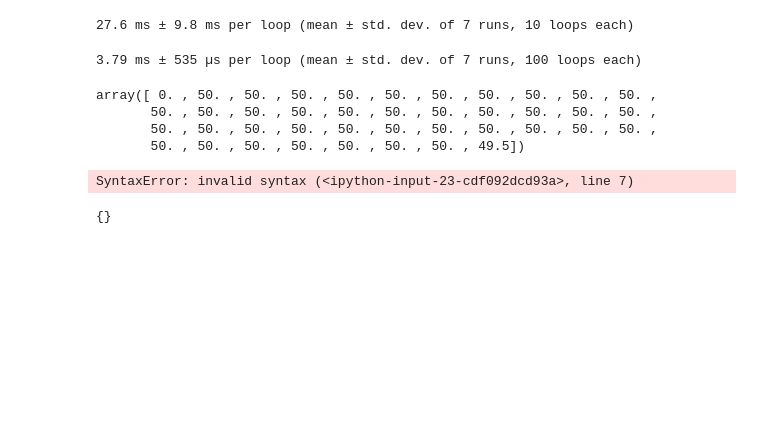
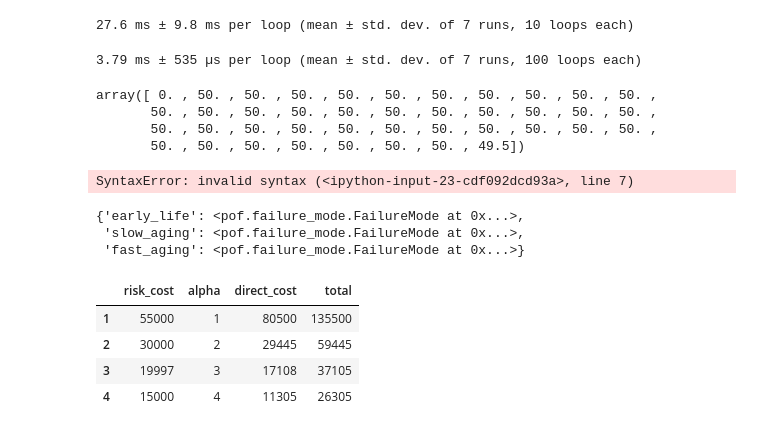
Before and after one commit to gavintreseder/pof, a Jupyter notebook: notebooks/component.ipynb, the cells around one changed output. Drawn from its saved outputs; the diff is of its cells as text; code cells hidden in the pictures; blank space fills up the shorter version.

```diff
--- a/notebooks/component.ipynb
+++ b/notebooks/component.ipynb
@@ -470,2 +468,7 @@ from pof.interface.figures import update_condition_fig
 # %%
-comp = Component.demo()
+comp = Component().demo()
+comp.fm
+# %% [output]
+{'early_life': <pof.failure_mode.FailureMode at 0x...>,
+ 'slow_aging': <pof.failure_mode.FailureMode at 0x...>,
+ 'fast_aging': <pof.failure_mode.FailureMode at 0x...>}
@@ -474,4 +474,0 @@ comp.mc_timeline(50)
-# %%
-comp.indicator['slow_degrading']._timelines
-# %% [output]
-{}
@@ -479,0 +475,10 @@ fig.show()
+# %%
+df = comp.sensitivity("comp-fm-early_life-dists-untreated-alpha", 0, 5)
+# %%
+df
+# %% [output]
+|  | risk_cost | alpha | direct_cost | total |
+| 1 | 55000 | 1 | 80500 | 135500 |
+| 2 | 30000 | 2 | 29445 | 59445 |
+| 3 | 19997 | 3 | 17108 | 37105 |
+| 4 | 15000 | 4 | 11305 | 26305 |
```
Also changed, not shown: parts of 22 cells of this notebook, 6 other files.
